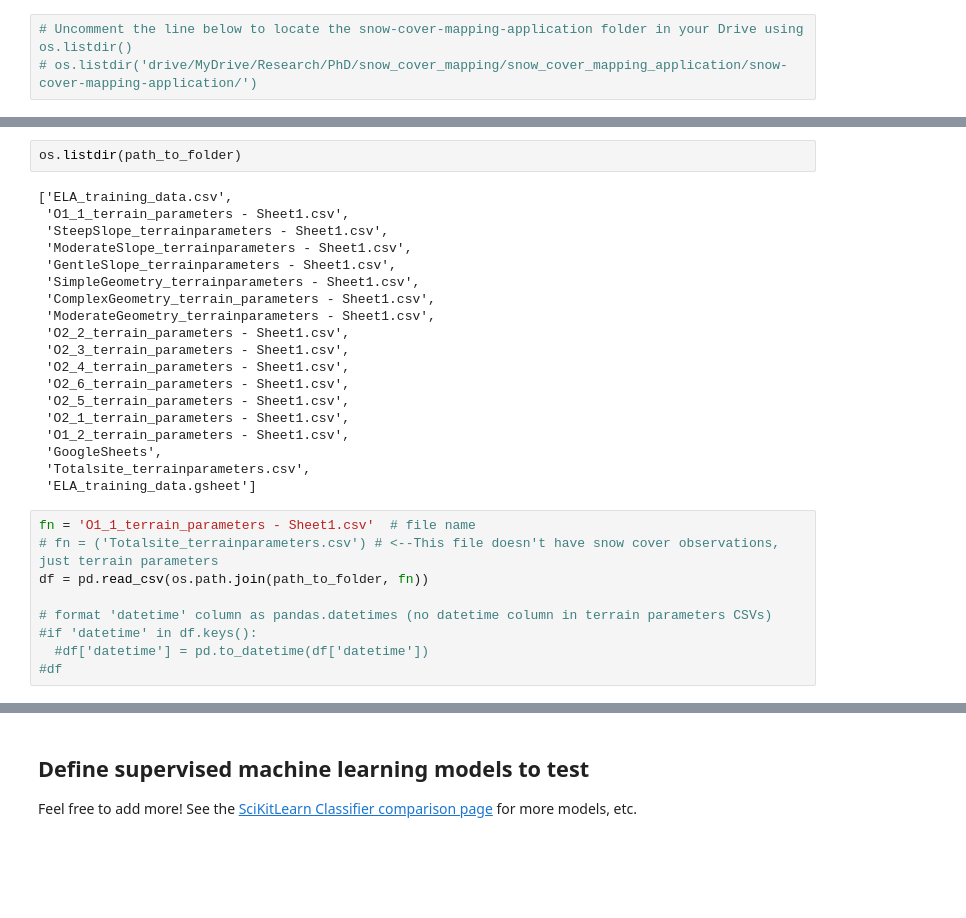
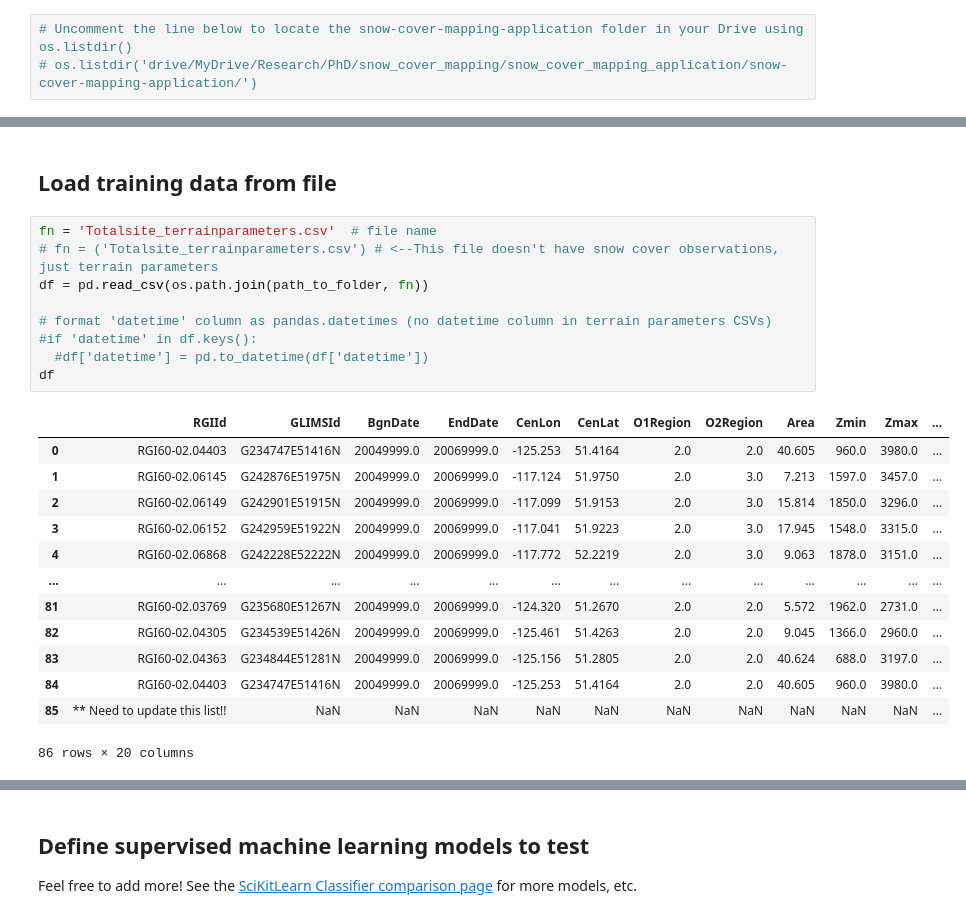
Before and after one commit to RaineyAbe/snow-cover-mapping-application, a Jupyter notebook: notebooks/model_snowline_elevations.ipynb, the cells around one changed output, grey strips where cells are left out. Cells and saved outputs as stored; diff of their text form; blank space fills up the shorter version.

```diff
--- a/notebooks/model_snowline_elevations.ipynb
+++ b/notebooks/model_snowline_elevations.ipynb
@@ -74,30 +65,25 @@ path_to_folder = '/content/drive/MyDrive/CryoGARS-Glaciology/Advising/student-re
-# %%
-os.listdir(path_to_folder)
-# %% [output]
-['ELA_training_data.csv',
- 'O1_1_terrain_parameters - Sheet1.csv',
- 'SteepSlope_terrainparameters - Sheet1.csv',
- 'ModerateSlope_terrainparameters - Sheet1.csv',
- 'GentleSlope_terrainparameters - Sheet1.csv',
- 'SimpleGeometry_terrainparameters - Sheet1.csv',
- 'ComplexGeometry_terrain_parameters - Sheet1.csv',
- 'ModerateGeometry_terrainparameters - Sheet1.csv',
- 'O2_2_terrain_parameters - Sheet1.csv',
- 'O2_3_terrain_parameters - Sheet1.csv',
- 'O2_4_terrain_parameters - Sheet1.csv',
- 'O2_6_terrain_parameters - Sheet1.csv',
- 'O2_5_terrain_parameters - Sheet1.csv',
- 'O2_1_terrain_parameters - Sheet1.csv',
- 'O1_2_terrain_parameters - Sheet1.csv',
- 'GoogleSheets',
- 'Totalsite_terrainparameters.csv',
- 'ELA_training_data.gsheet']
+# %% [markdown]
+## Load training data from file
 # %%
-fn = 'O1_1_terrain_parameters - Sheet1.csv'  # file name
+fn = 'Totalsite_terrainparameters.csv'  # file name
 # fn = ('Totalsite_terrainparameters.csv') # <--This file doesn't have snow cover observations, just terrain parameters
 df = pd.read_csv(os.path.join(path_to_folder, fn))
 
 # format 'datetime' column as pandas.datetimes (no datetime column in terrain parameters CSVs)
 #if 'datetime' in df.keys():
   #df['datetime'] = pd.to_datetime(df['datetime'])
-#df
+df
+# %% [output]
+|  | RGIId | GLIMSId | BgnDate | EndDate | CenLon | CenLat | O1Region | O2Region | Area | Zmin | Zmax | ... |
+| 0 | RGI60-02.04403 | G234747E51416N | 20049999.0 | 20069999.0 | -125.253 | 51.4164 | 2.0 | 2.0 | 40.605 | 960.0 | 3980.0 | ... |
+| 1 | RGI60-02.06145 | G242876E51975N | 20049999.0 | 20069999.0 | -117.124 | 51.9750 | 2.0 | 3.0 | 7.213 | 1597.0 | 3457.0 | ... |
+| 2 | RGI60-02.06149 | G242901E51915N | 20049999.0 | 20069999.0 | -117.099 | 51.9153 | 2.0 | 3.0 | 15.814 | 1850.0 | 3296.0 | ... |
+| 3 | RGI60-02.06152 | G242959E51922N | 20049999.0 | 20069999.0 | -117.041 | 51.9223 | 2.0 | 3.0 | 17.945 | 1548.0 | 3315.0 | ... |
+| 4 | RGI60-02.06868 | G242228E52222N | 20049999.0 | 20069999.0 | -117.772 | 52.2219 | 2.0 | 3.0 | 9.063 | 1878.0 | 3151.0 | ... |
+| ... | ... | ... | ... | ... | ... | ... | ... | ... | ... | ... | ... | ... |
+| 81 | RGI60-02.03769 | G235680E51267N | 20049999.0 | 20069999.0 | -124.320 | 51.2670 | 2.0 | 2.0 | 5.572 | 1962.0 | 2731.0 | ... |
+| 82 | RGI60-02.04305 | G234539E51426N | 20049999.0 | 20069999.0 | -125.461 | 51.4263 | 2.0 | 2.0 | 9.045 | 1366.0 | 2960.0 | ... |
+| 83 | RGI60-02.04363 | G234844E51281N | 20049999.0 | 20069999.0 | -125.156 | 51.2805 | 2.0 | 2.0 | 40.624 | 688.0 | 3197.0 | ... |
+| 84 | RGI60-02.04403 | G234747E51416N | 20049999.0 | 20069999.0 | -125.253 | 51.4164 | 2.0 | 2.0 | 40.605 | 960.0 | 3980.0 | ... |
+| 85 | ** Need to update this list!! | NaN | NaN | NaN | NaN | NaN | NaN | NaN | NaN | NaN | NaN | ... |
+86 rows × 20 columns
```
Also changed, not shown: parts of 17 cells of this notebook, 5 other files.
